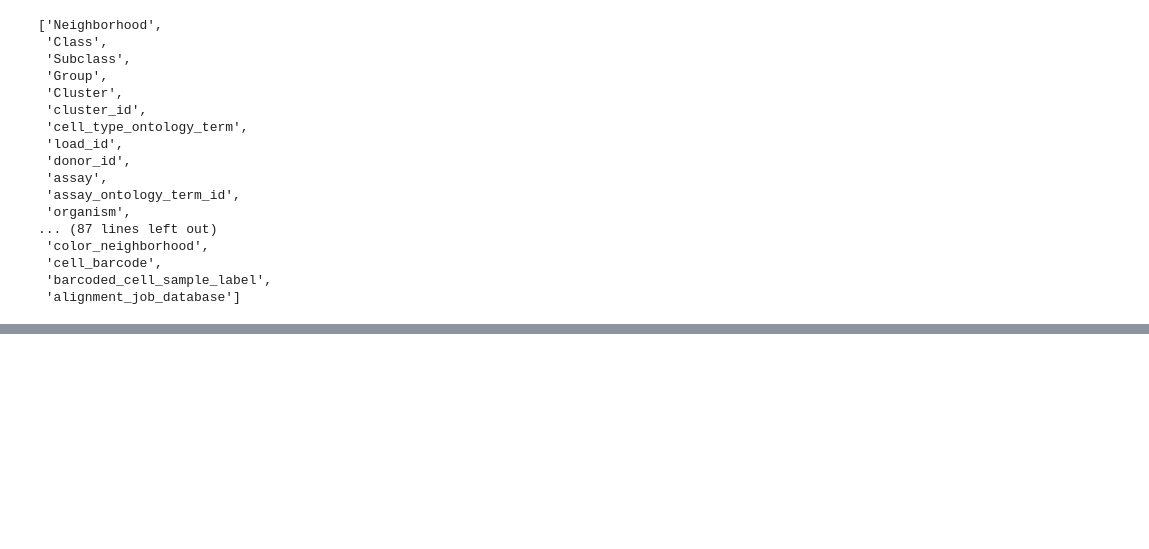
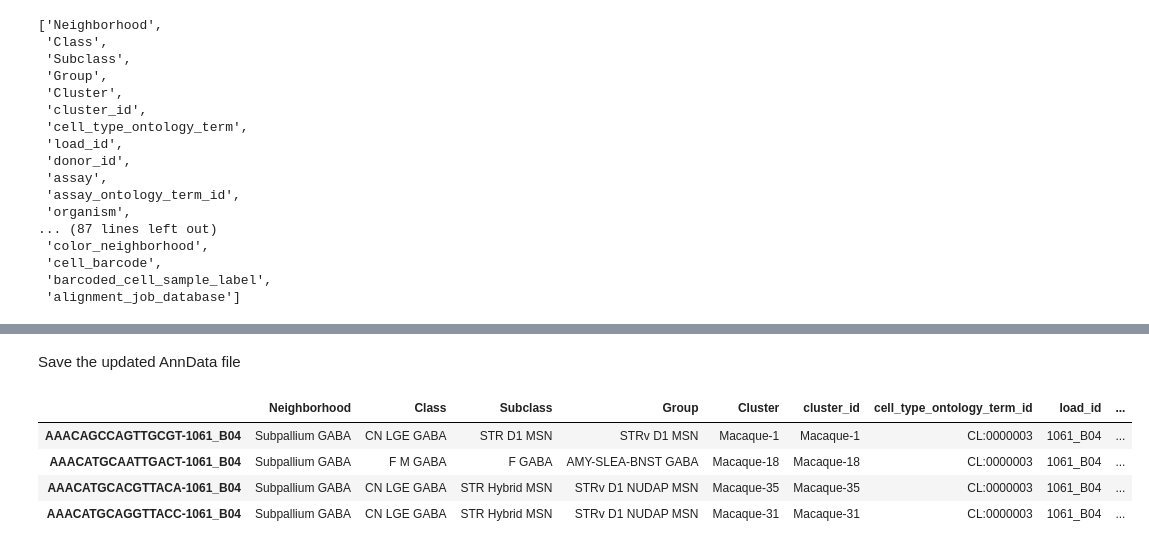
Before and after one commit to hkir-dev/experimental_notebooks, a Jupyter notebook: BG_taxonomy/Pre-print analysis.ipynb, the cells around one changed output, grey strips where cells are left out. Cells and saved outputs as stored; diff of their text form; code cells hidden in the pictures; blank space fills up the shorter version.

```diff
--- a/BG_taxonomy/Pre-print analysis.ipynb
+++ b/BG_taxonomy/Pre-print analysis.ipynb
@@ -64,0 +73,34 @@ list(ann_data.obs)
+# %%
+import ssl
+from SPARQLWrapper import SPARQLWrapper, JSON
+from cachetools import TTLCache, cached
+
+cache = TTLCache(maxsize=256, ttl=3600)
+ssl._create_default_https_context = ssl._create_unverified_context
+
+@cached(cache)
+def get_ontology_label(term_curie: str) -> str:
+    term_id = term_curie.strip().replace(":", "_")
+    sparql = SPARQLWrapper("https://ubergraph.apps.renci.org/sparql")
+    query = """
+    PREFIX rdf: <http://www.w3.org/1999/02/22-rdf-syntax-ns#>
+    PREFIX obo: <http://purl.obolibrary.org/obo/>
+    PREFIX rdfs: <http://www.w3.org/2000/01/rdf-schema#>
+    SELECT DISTINCT *
+    WHERE {{
+      obo:{term_id} rdfs:label ?label .
+    }}
+    LIMIT 1
+    """.format(term_id=term_id)
+    sparql.setQuery(query)
+    sparql.setReturnFormat(JSON)
+    results = sparql.query().convert()
+
+    bindings = results.get("results", {}).get("bindings", [])
+    if not bindings:
+        raise Exception("Ontology term not found: {}".format(term_curie))
+
+    label = bindings[0].get("label", {}).get("value")
+    return label
+
+ann_data.obs['cell_type'] = ann_data.obs['cell_type_ontology_term_id'].apply(get_ontology_label)
@@ -64,0 +109,6 @@ list(ann_data.obs)
+# %%
+url = "https://docs.google.com/spreadsheets/d/1kXxOam_MddplC5UUikGhvdDX0rF2eslaGFni0KhjybQ/export?format=csv&gid=563572258"
+annotation_table = pd.read_csv(url)
+print(annotation_table.head())
+mapping = annotation_table.set_index('cluster_id')['accession_cluster']
+mapping
@@ -64,0 +142,12 @@ list(ann_data.obs)
+# %%
+ann_data.obs['accession_cluster'] = ann_data.obs['cluster_id'].map(mapping)
+# %% [markdown]
+Save the updated AnnData file
+# %%
+ann_data.obs.head(4)
+# %% [output]
+|  | Neighborhood | Class | Subclass | Group | Cluster | cluster_id | cell_type_ontology_term_id | load_id | ... |
+| AAACAGCCAGTTGCGT-1061_B04 | Subpallium GABA | CN LGE GABA | STR D1 MSN | STRv D1 MSN | Macaque-1 | Macaque-1 | CL:0000003 | 1061_B04 | ... |
+| AAACATGCAATTGACT-1061_B04 | Subpallium GABA | F M GABA | F GABA | AMY-SLEA-BNST GABA | Macaque-18 | Macaque-18 | CL:0000003 | 1061_B04 | ... |
+| AAACATGCACGTTACA-1061_B04 | Subpallium GABA | CN LGE GABA | STR Hybrid MSN | STRv D1 NUDAP MSN | Macaque-35 | Macaque-35 | CL:0000003 | 1061_B04 | ... |
+| AAACATGCAGGTTACC-1061_B04 | Subpallium GABA | CN LGE GABA | STR Hybrid MSN | STRv D1 NUDAP MSN | Macaque-31 | Macaque-31 | CL:0000003 | 1061_B04 | ... |
```
Also changed, not shown: parts of 7 cells of this notebook.
